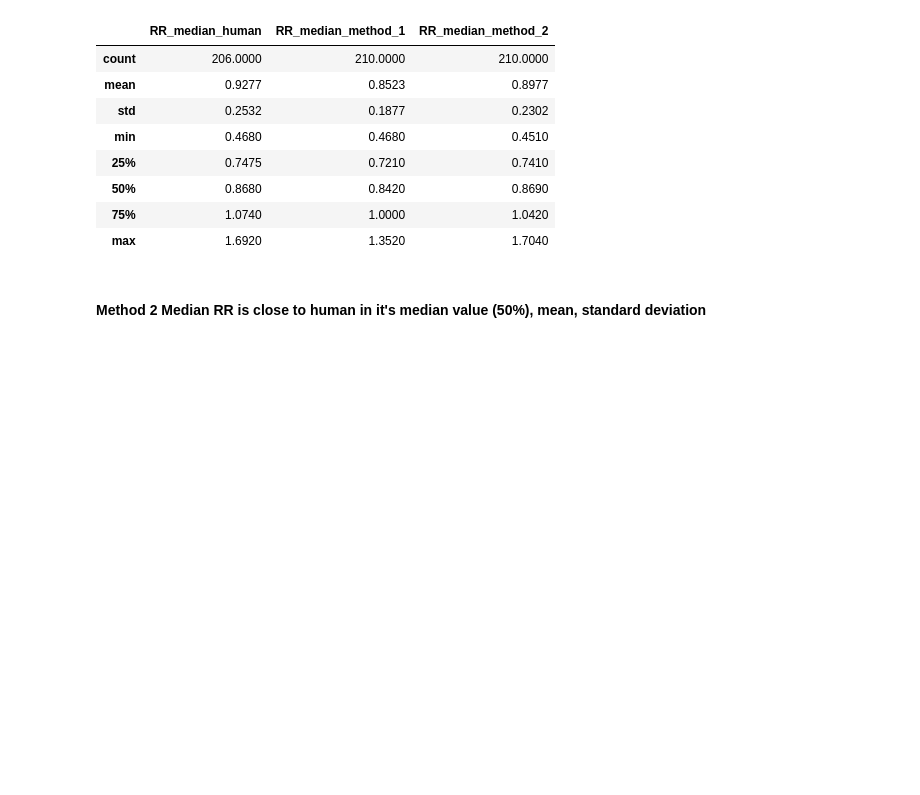
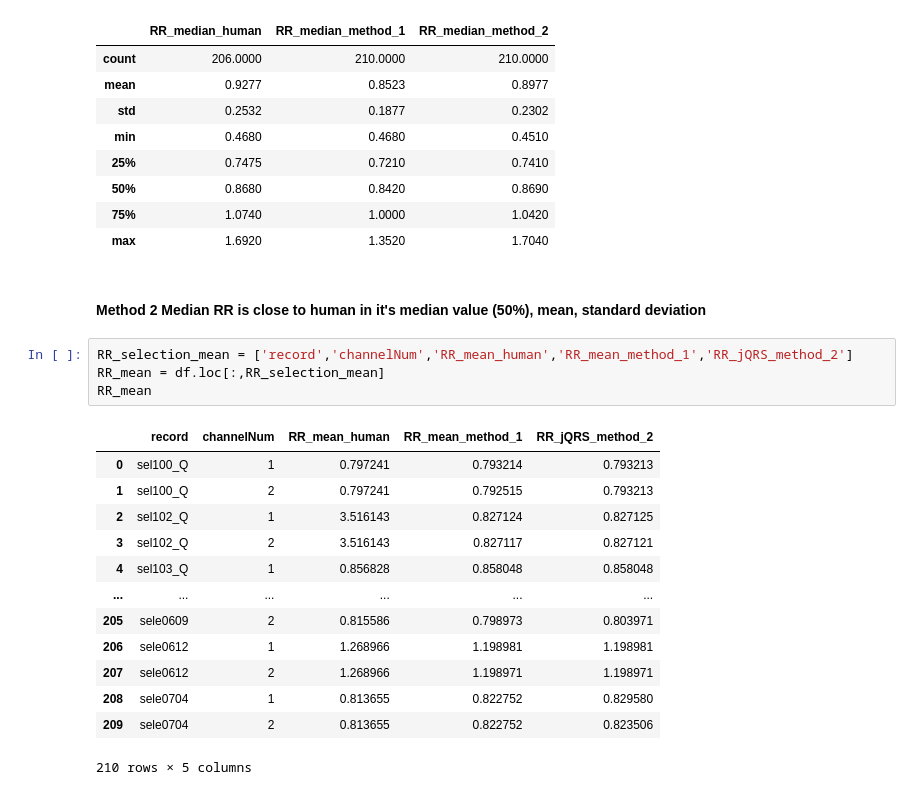
Before and after one commit to Simurgh818/QT_pipeline, a Jupyter notebook: data_analysis.ipynb, the cells around one changed output. Drawn from its saved outputs; the diff is of its cells as text; blank space fills up the shorter version.

```diff
--- a/data_analysis.ipynb
+++ b/data_analysis.ipynb
@@ -189,3 +189,21 @@ RR_median_for_box.describe().round(decimals=4)
 | max | 1.6920 | 1.3520 | 1.7040 |
 # %% [markdown]
 #### Method 2 Median RR is close to human in it's median value (50%), mean, standard deviation
+# %%
+RR_selection_mean = ['record','channelNum','RR_mean_human','RR_mean_method_1','RR_jQRS_method_2']
+RR_mean = df.loc[:,RR_selection_mean]
+RR_mean
+# %% [output]
+|  | record | channelNum | RR_mean_human | RR_mean_method_1 | RR_jQRS_method_2 |
+| 0 | sel100_Q | 1 | 0.797241 | 0.793214 | 0.793213 |
+| 1 | sel100_Q | 2 | 0.797241 | 0.792515 | 0.793213 |
+| 2 | sel102_Q | 1 | 3.516143 | 0.827124 | 0.827125 |
+| 3 | sel102_Q | 2 | 3.516143 | 0.827117 | 0.827121 |
+| 4 | sel103_Q | 1 | 0.856828 | 0.858048 | 0.858048 |
+| ... | ... | ... | ... | ... | ... |
+| 205 | sele0609 | 2 | 0.815586 | 0.798973 | 0.803971 |
+| 206 | sele0612 | 1 | 1.268966 | 1.198981 | 1.198981 |
+| 207 | sele0612 | 2 | 1.268966 | 1.198971 | 1.198971 |
+| 208 | sele0704 | 1 | 0.813655 | 0.822752 | 0.829580 |
+| 209 | sele0704 | 2 | 0.813655 | 0.822752 | 0.823506 |
+210 rows × 5 columns
```
Also changed, not shown: parts of 3 cells of this notebook, 2 other files.
